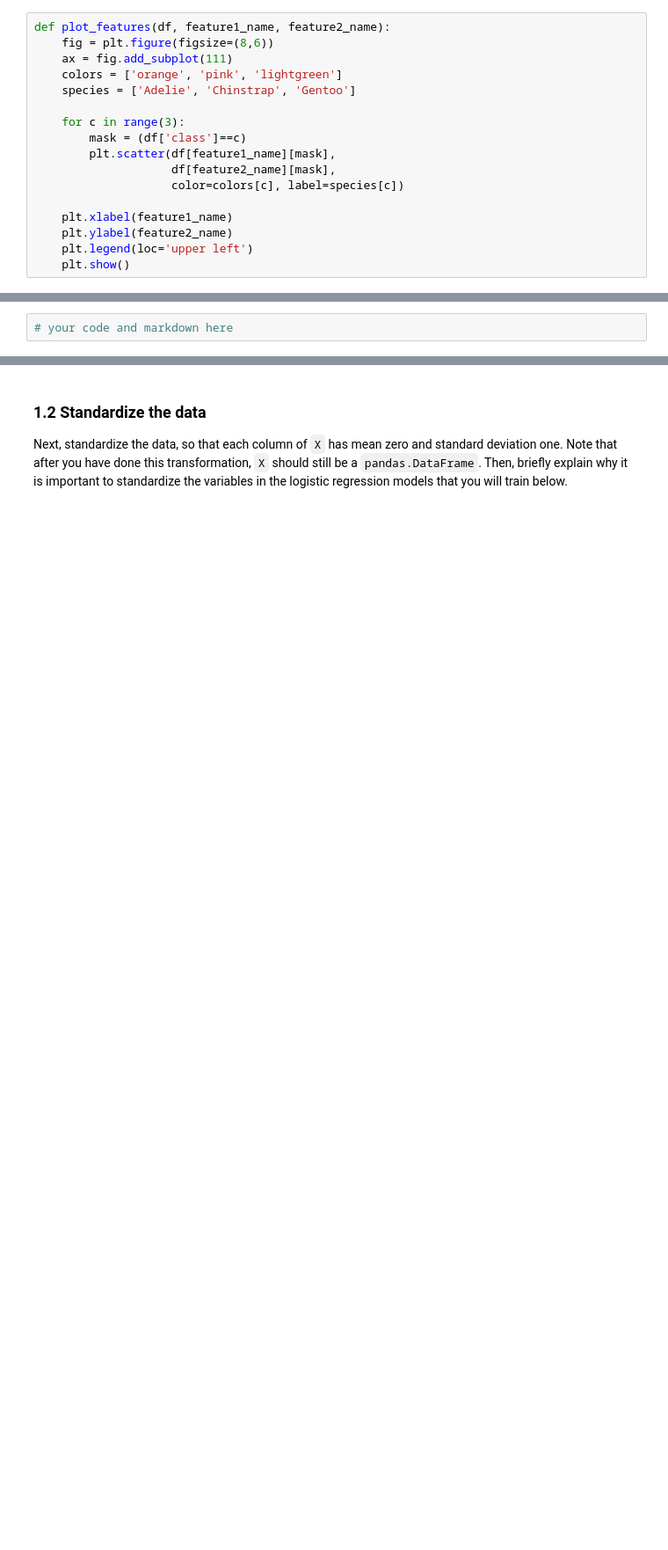
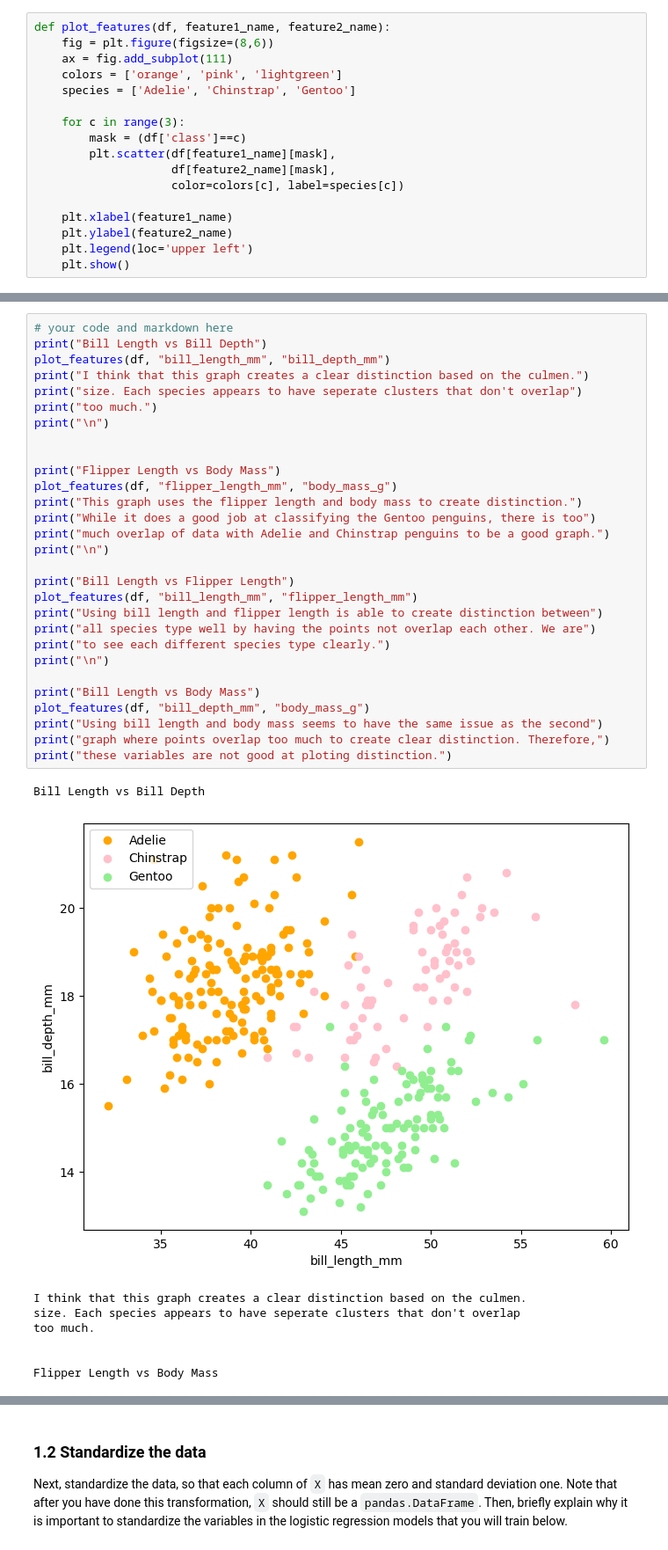
Before and after one commit to luissullon/IML26, a Jupyter notebook: assignments/assn2/assn2.ipynb, the cells around one changed output, grey strips where cells are left out. Shown at 88% size. Drawn from its saved outputs; the diff is of its cells as text; blank space fills up the shorter version.

```diff
--- a/assignments/assn2/assn2.ipynb
+++ b/assignments/assn2/assn2.ipynb
@@ -103,3 +133,39 @@ the class labels. An example of such a plot is shown below:
 For each plot, discuss why the pair of features may or not be helpful in discriminating between the three species of penguins.
 # %%
 # your code and markdown here
+print("Bill Length vs Bill Depth")
+plot_features(df, "bill_length_mm", "bill_depth_mm")
+print("I think that this graph creates a clear distinction based on the culmen.")
+print("size. Each species appears to have seperate clusters that don't overlap")
+print("too much.")
+print("\n")
+
+
+print("Flipper Length vs Body Mass")
+plot_features(df, "flipper_length_mm", "body_mass_g")
+print("This graph uses the flipper length and body mass to create distinction.")
+print("While it does a good job at classifying the Gentoo penguins, there is too")
+print("much overlap of data with Adelie and Chinstrap penguins to be a good graph.")
+print("\n")
+
+print("Bill Length vs Flipper Length")
+plot_features(df, "bill_length_mm", "flipper_length_mm")
+print("Using bill length and flipper length is able to create distinction between")
+print("all species type well by having the points not overlap each other. We are")
+print("to see each different species type clearly.")
+print("\n")
+
+print("Bill Length vs Body Mass")
+plot_features(df, "bill_depth_mm", "body_mass_g")
+print("Using bill length and body mass seems to have the same issue as the second")
+print("graph where points overlap too much to create clear distinction. Therefore,")
+print("these variables are not good at ploting distinction.")
+# %% [output]
+Bill Length vs Bill Depth
+[figure, added]
+I think that this graph creates a clear distinction based on the culmen.
+size. Each species appears to have seperate clusters that don't overlap
+too much.
+
+
+Flipper Length vs Body Mass
```
Also changed, not shown: parts of 28 cells of this notebook.
